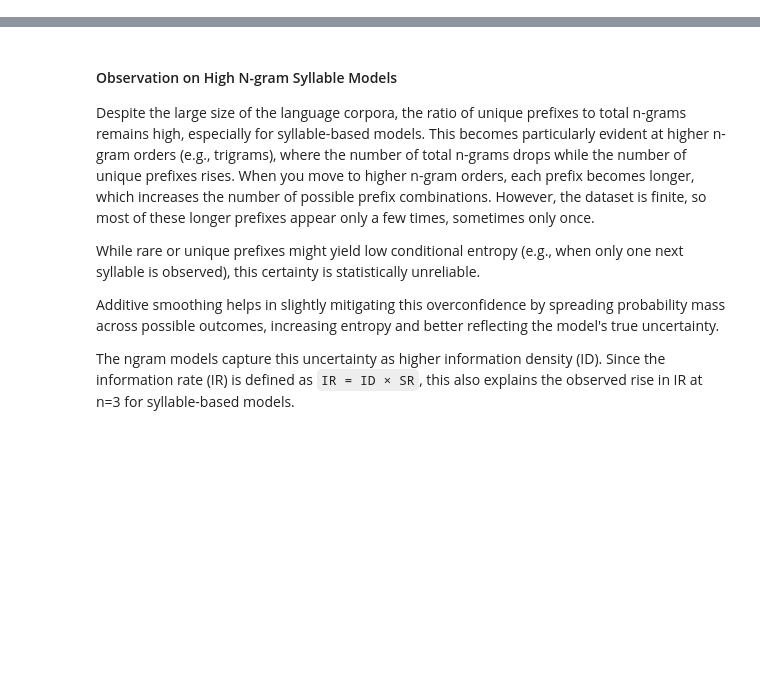
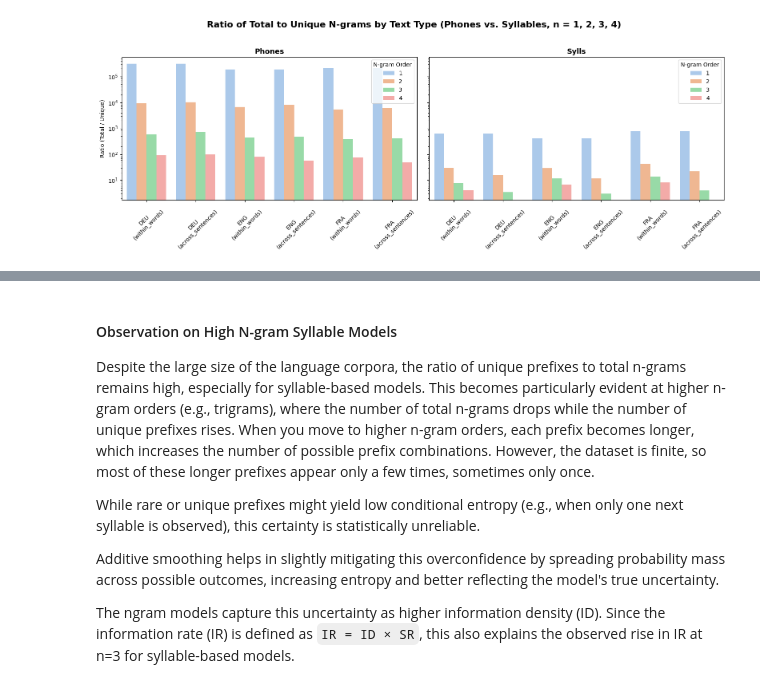
Before and after one commit to ETHZMSProjects/Coupe_Expansion, a Jupyter notebook: emillys_code/corpus_statistics.ipynb, the cells around one changed output, grey strips where cells are left out. Saved outputs shown, nothing was run; the diff lists cells and outputs as text; code cells hidden in the pictures; blank space fills up the shorter version.

```diff
--- a/emillys_code/corpus_statistics.ipynb
+++ b/emillys_code/corpus_statistics.ipynb
@@ -157,0 +383,56 @@ Summary
+# %%
+import seaborn as sns
+import matplotlib.pyplot as plt
+import numpy as np
+
+import seaborn as sns
+import matplotlib.pyplot as plt
+import numpy as np
+
+def plot_phones_vs_sylls_by_texttype_across_n(n_values=[1, 2, 3, 4]):
+    """
+    Two subplots:
+    - Left: phones
+    - Right: sylls
+    For each: barplot of ratio of total to unique n-grams by language and text_type.
+    Each bar represents a text_type; hue indicates n-gram order.
+    """
+    fig, axes = plt.subplots(1, 2, figsize=(16, 6), sharey=True)
+
+    for ax, processing_type in zip(axes, ["phones", "sylls"]):
+        df_sub = df[(df["processing_type"] == processing_type) & (df["n"].isin(n_values))].copy()
+        df_sub["ratio_total_to_unique"] = df_sub["total_ngrams"] / df_sub["unique_ngrams"]
+
+        # New x-axis group: Language + Text Type (e.g., "DEU\n(words)")
+        df_sub["x_group"] = df_sub["language"] + "\n(" + df_sub["text_type"] + ")"
+
+        sns.barplot(
+            data=df_sub,
+            x="x_group",
+            y="ratio_total_to_unique",
+            hue="n",
+            estimator=np.mean,
+            errorbar=None,
+            palette="pastel",
+            ax=ax
+        )
+
+        ax.set_yscale("log")
+        ax.set_title(f"{processing_type.title()}", fontsize=13, fontweight="bold")
+        ax.set_xlabel("")
+        ax.set_ylabel("Ratio (Total / Unique)" if processing_type == "phones" else "")
+        ax.tick_params(axis='x', rotation=45)
+        ax.legend(title="N-gram Order")
+
+    plt.suptitle(
+    "Ratio of Total to Unique N-grams by Text Type (Phones vs. Syllables, n = 1, 2, 3, 4)",
+    fontsize=16,
+    fontweight="bold"
+)
+    plt.tight_layout(rect=[0, 0, 1, 0.95])
+    plt.show()
+
+# Run the updated function
+plot_phones_vs_sylls_by_texttype_across_n()
+# %% [output]
+[figure, added]
```
Also changed, not shown: parts of 8 cells of this notebook, 6 other files.
